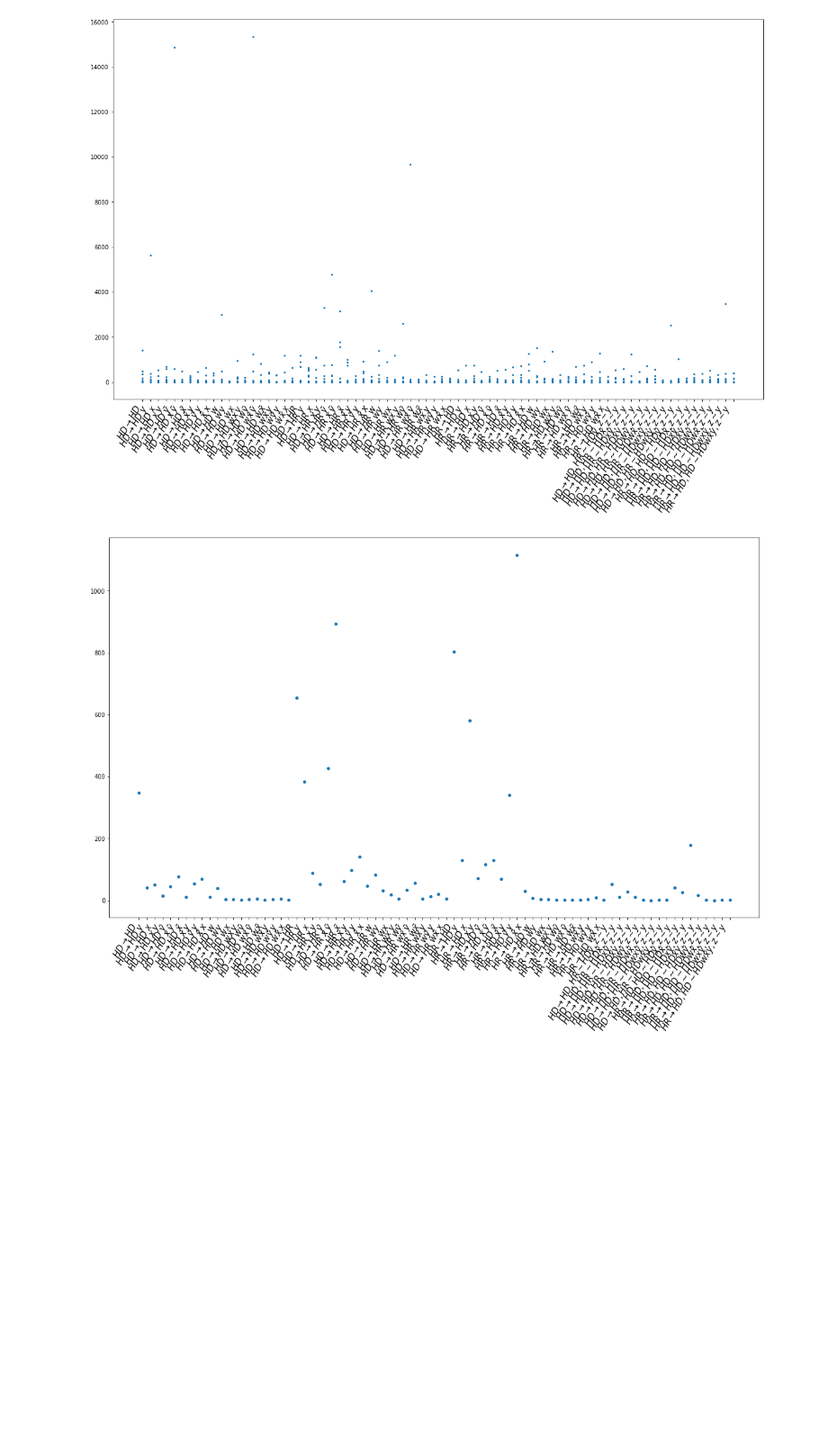
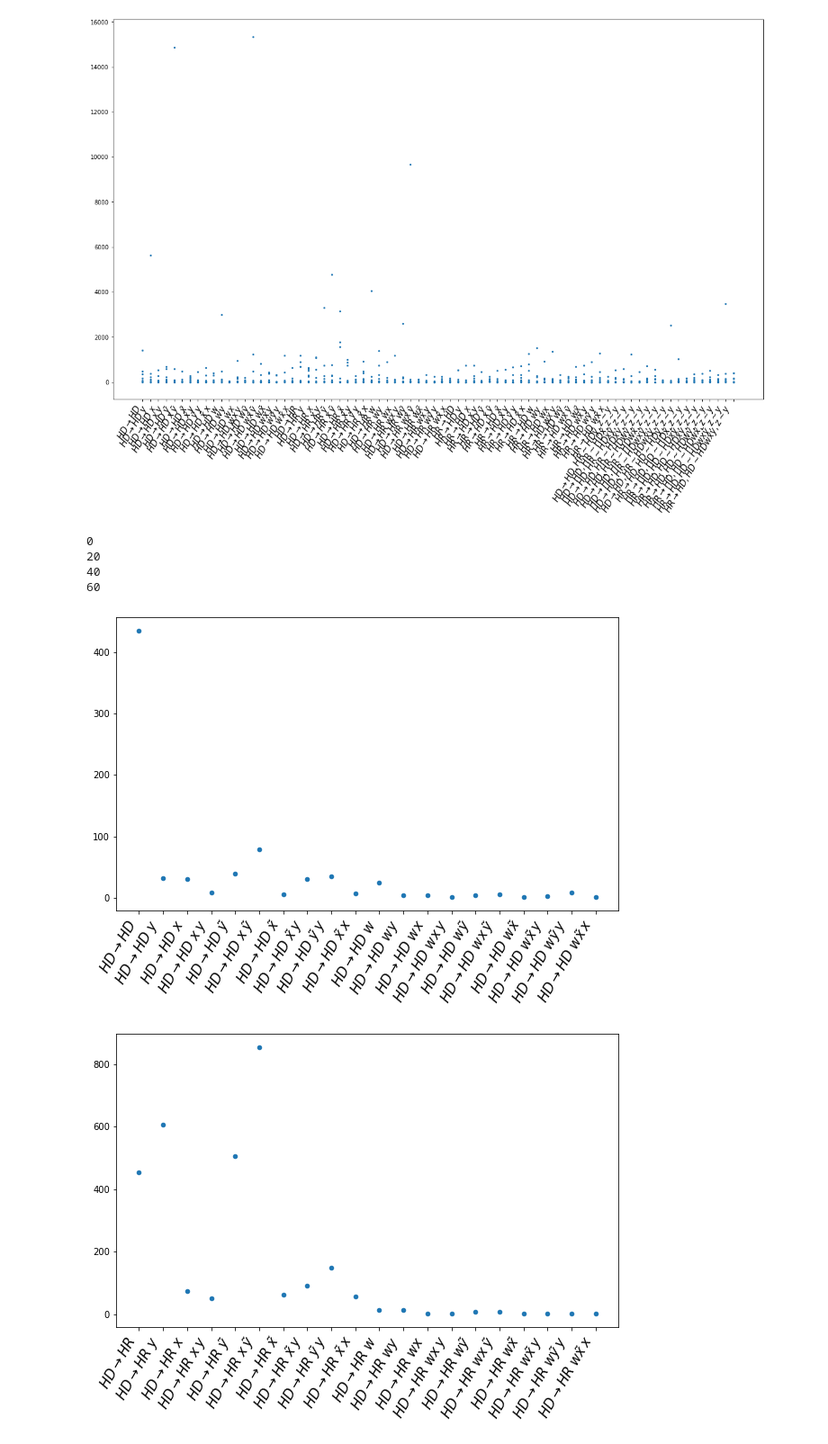
Before and after one commit to davidgbe/automated_plasticity_discovery, a Jupyter notebook: synaptic_contribution_analysis.ipynb, the cells around one changed output. Shown at 90% size. Saved outputs shown, nothing was run; the diff lists cells and outputs as text; code cells hidden in the pictures; blank space fills up the shorter version.

Commit message:
add synaptic contrib analysis

```diff
--- a/synaptic_contribution_analysis.ipynb
+++ b/synaptic_contribution_analysis.ipynb
@@ -100,18 +100,24 @@ None
 # %% [output]
 [figure]
 # %%
-to_include = synaptic_contrib_data.shape[0]
+to_include = 30 #synaptic_contrib_data.shape[0]
 sections = [20, 20, 20, 16]
 
 for i, s in enumerate(sections):
-    start, end = np.cumsum(sections[:i]), np.cumsum(sections[:i+1])
-    fig, axs = plt.subplots(1, 1, figsize=(20, 12))
+    start, end = int(np.sum(sections[:i])), int(np.sum(sections[:i+1]))
+    print(start)
+    fig, axs = plt.subplots(1, 1, figsize=(10, 6))
     axs.scatter(
         np.arange(end-start),
         np.median(synaptic_contrib_data[:to_include, start:end], axis=0),
         s=20
     )
-    axs.set_xticks(np.arange(N_RULES), header[12:][:-1][start:end], rotation=60, ha='right', fontsize=15)
+    axs.set_xticks(np.arange(end-start), header[12:][:-1][start:end], rotation=60, ha='right', fontsize=15)
     None
 # %% [output]
+0
+20
+40
+60
-[figure, old version]
+[figure, new version]
+[figure, added]
```
Also changed, not shown: parts of 1 cell of this notebook.
